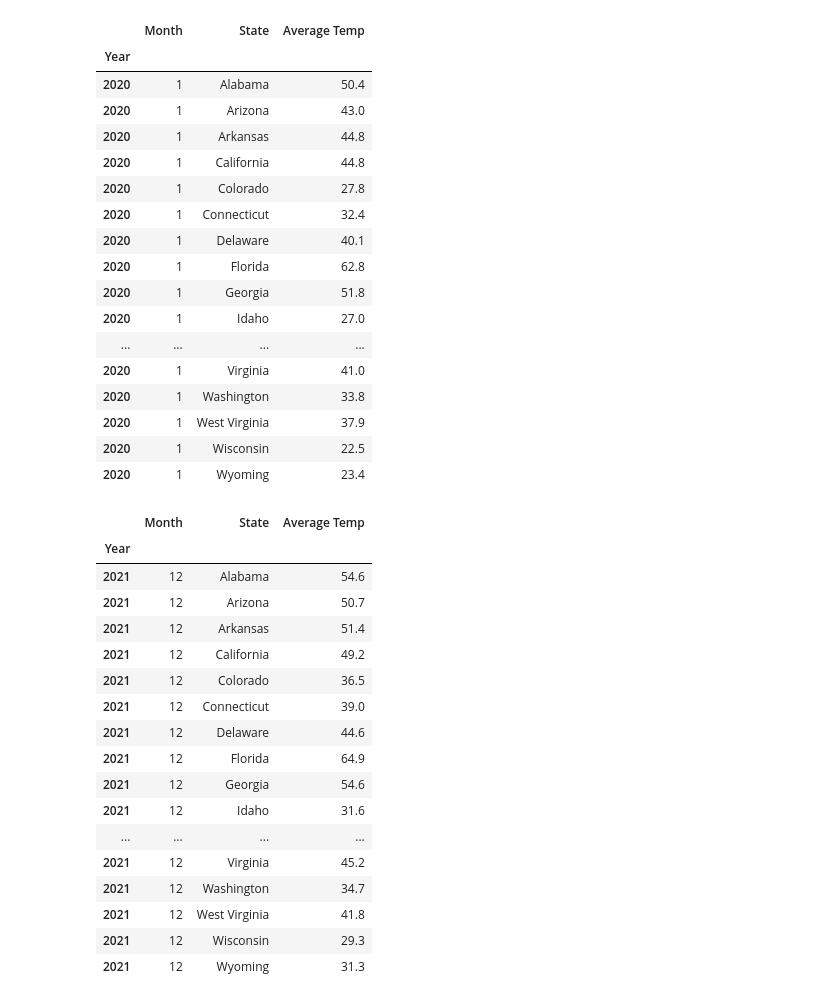
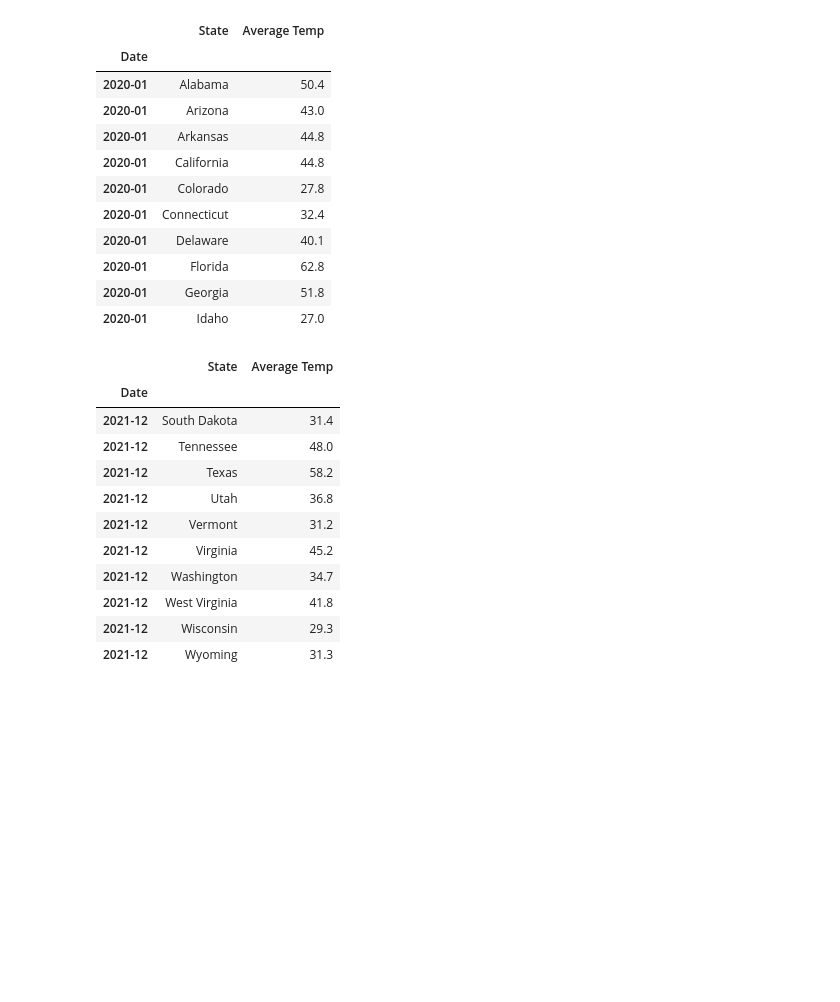
Before and after one commit to Krinnik/adidas_sales_temp_analysis, a Jupyter notebook: workspace.ipynb, the cells around one changed output. Saved outputs shown, nothing was run; the diff lists cells and outputs as text; code cells hidden in the pictures; blank space fills up the shorter version.

```diff
--- a/workspace.ipynb
+++ b/workspace.ipynb
@@ -89,3 +226,13 @@ monthly_temps_df = monthly_temps_df.rename(
         'average_temp': 'Average Temp'
     }
 )
+# %%
+monthly_temps_df = monthly_temps_df.reset_index()
+# %%
+monthly_temps_df['Date'] = pd.to_datetime(monthly_temps_df['Year'].astype(str) + '-' + monthly_temps_df['Month'].astype(str).str.zfill(2))
+
+monthly_temps_df['Date'] = monthly_temps_df['Date'].dt.to_period('M')
+
+monthly_temps_df = monthly_temps_df.set_index('Date')
+
+monthly_temps_df.drop(['Year', 'Month'], axis=1, inplace=True)
@@ -92,41 +252,29 @@ monthly_temps_df = monthly_temps_df.rename(
 # %%
 
-display(monthly_temps_df.head(48))
-display(monthly_temps_df.tail(48))
+display(monthly_temps_df.head(10))
+display(monthly_temps_df.tail(10))
 # %% [output]
-|  | Month | State | Average Temp |
-| Year |  |  |  |
-| 2020 | 1 | Alabama | 50.4 |
-| 2020 | 1 | Arizona | 43.0 |
-| 2020 | 1 | Arkansas | 44.8 |
-| 2020 | 1 | California | 44.8 |
-| 2020 | 1 | Colorado | 27.8 |
-| 2020 | 1 | Connecticut | 32.4 |
-| 2020 | 1 | Delaware | 40.1 |
-| 2020 | 1 | Florida | 62.8 |
-| 2020 | 1 | Georgia | 51.8 |
-| 2020 | 1 | Idaho | 27.0 |
-| ... | ... | ... | ... |
-| 2020 | 1 | Virginia | 41.0 |
-| 2020 | 1 | Washington | 33.8 |
-| 2020 | 1 | West Virginia | 37.9 |
-| 2020 | 1 | Wisconsin | 22.5 |
-| 2020 | 1 | Wyoming | 23.4 |
+|  | State | Average Temp |
+| Date |  |  |
+| 2020-01 | Alabama | 50.4 |
+| 2020-01 | Arizona | 43.0 |
+| 2020-01 | Arkansas | 44.8 |
+| 2020-01 | California | 44.8 |
+| 2020-01 | Colorado | 27.8 |
+| 2020-01 | Connecticut | 32.4 |
+| 2020-01 | Delaware | 40.1 |
+| 2020-01 | Florida | 62.8 |
+| 2020-01 | Georgia | 51.8 |
+| 2020-01 | Idaho | 27.0 |
-|  | Month | State | Average Temp |
-| Year |  |  |  |
-| 2021 | 12 | Alabama | 54.6 |
-| 2021 | 12 | Arizona | 50.7 |
-| 2021 | 12 | Arkansas | 51.4 |
-| 2021 | 12 | California | 49.2 |
-| 2021 | 12 | Colorado | 36.5 |
-| 2021 | 12 | Connecticut | 39.0 |
-| 2021 | 12 | Delaware | 44.6 |
-| 2021 | 12 | Florida | 64.9 |
-| 2021 | 12 | Georgia | 54.6 |
-| 2021 | 12 | Idaho | 31.6 |
-| ... | ... | ... | ... |
-| 2021 | 12 | Virginia | 45.2 |
-| 2021 | 12 | Washington | 34.7 |
-| 2021 | 12 | West Virginia | 41.8 |
-| 2021 | 12 | Wisconsin | 29.3 |
-| 2021 | 12 | Wyoming | 31.3 |
+|  | State | Average Temp |
+| Date |  |  |
+| 2021-12 | South Dakota | 31.4 |
+| 2021-12 | Tennessee | 48.0 |
+| 2021-12 | Texas | 58.2 |
+| 2021-12 | Utah | 36.8 |
+| 2021-12 | Vermont | 31.2 |
+| 2021-12 | Virginia | 45.2 |
+| 2021-12 | Washington | 34.7 |
+| 2021-12 | West Virginia | 41.8 |
+| 2021-12 | Wisconsin | 29.3 |
+| 2021-12 | Wyoming | 31.3 |
```
Also changed, not shown: parts of 15 cells of this notebook.
